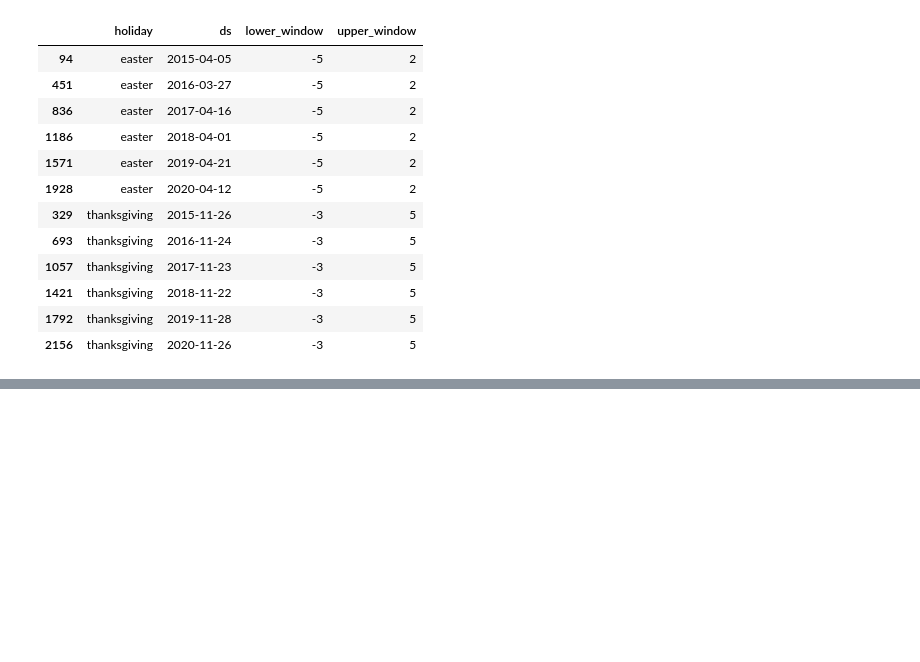
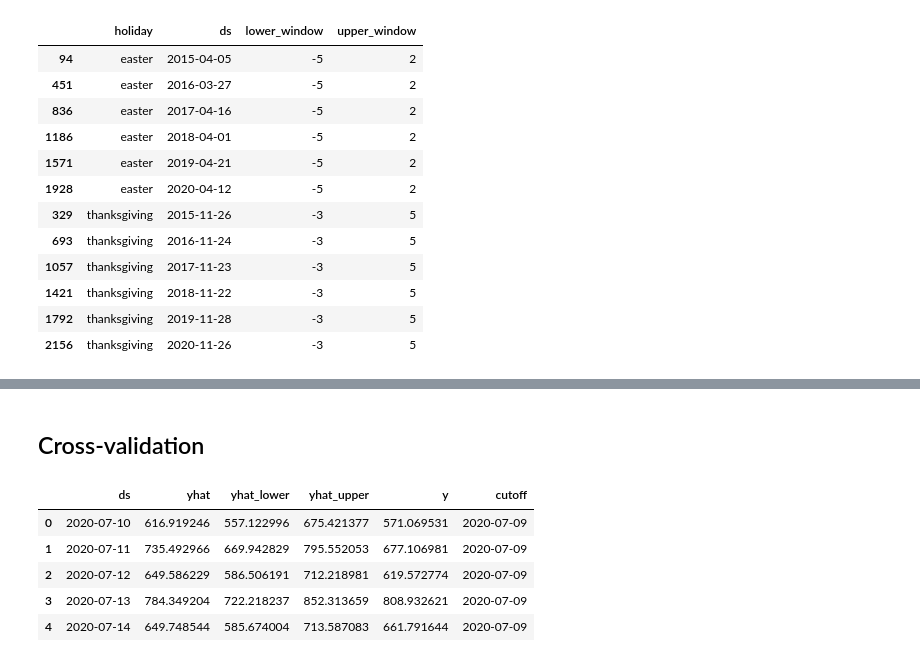
Before and after one commit to ultragorira/AI_and_ML, a Jupyter notebook: TimeSeries/ZTM_TimeSeries/Facebook_Prophet.ipynb, the cells around one changed output, grey strips where cells are left out. Drawn from its saved outputs; the diff is of its cells as text; code cells hidden in the pictures; blank space fills up the shorter version.

```diff
--- a/TimeSeries/ZTM_TimeSeries/Facebook_Prophet.ipynb
+++ b/TimeSeries/ZTM_TimeSeries/Facebook_Prophet.ipynb
@@ -81,0 +104,2 @@ df = df.drop(columns=["Easter", "Thanksgiving"])
+# %% [markdown]
+## Cross-validation
@@ -81,0 +108,15 @@ df = df.drop(columns=["Easter", "Thanksgiving"])
+# %%
+df_cv = cross_validation(model,
+                         horizon = "31 days",
+                         period = "16 days",
+                         initial = "2012 days", #df.shape[0] - 180 (6 months)
+                         parallel = "processes")
+
+df_cv.head()
+# %% [output]
+|  | ds | yhat | yhat_lower | yhat_upper | y | cutoff |
+| 0 | 2020-07-10 | 616.919246 | 557.122996 | 675.421377 | 571.069531 | 2020-07-09 |
+| 1 | 2020-07-11 | 735.492966 | 669.942829 | 795.552053 | 677.106981 | 2020-07-09 |
+| 2 | 2020-07-12 | 649.586229 | 586.506191 | 712.218981 | 619.572774 | 2020-07-09 |
+| 3 | 2020-07-13 | 784.349204 | 722.218237 | 852.313659 | 808.932621 | 2020-07-09 |
+| 4 | 2020-07-14 | 649.748544 | 585.674004 | 713.587083 | 661.791644 | 2020-07-09 |
```
Also changed, not shown: parts of 13 cells of this notebook.
